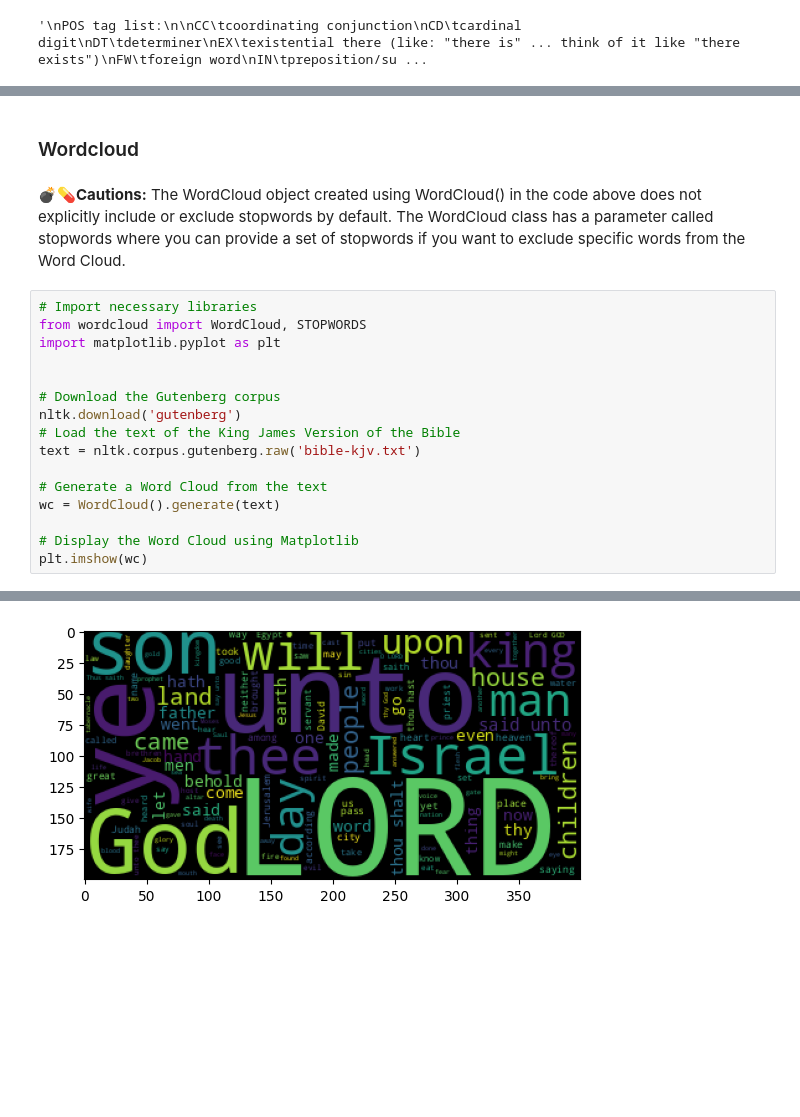
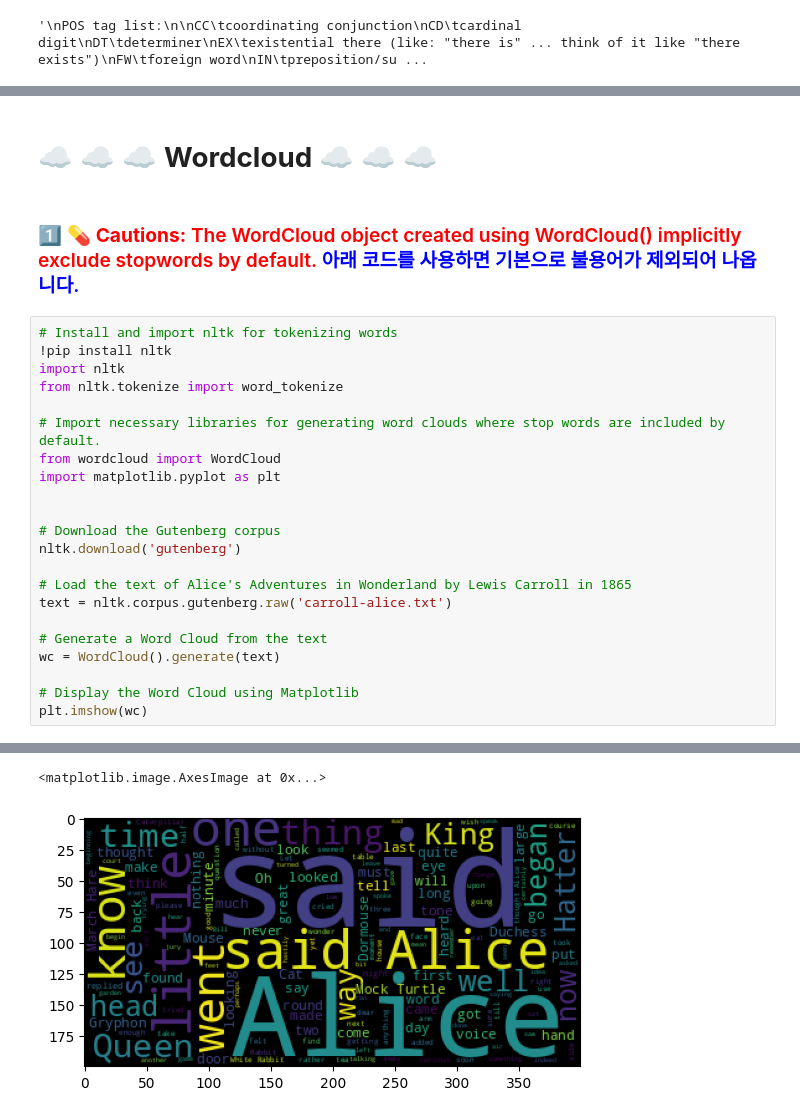
Before and after one commit to ms624atyale/Archive, a Jupyter notebook: 11_MoreonNLP.ipynb, the cells around one changed output, grey strips where cells are left out. Drawn from its saved outputs; the diff is of its cells as text; blank space fills up the shorter version.

```diff
--- a/11_MoreonNLP.ipynb
+++ b/11_MoreonNLP.ipynb
@@ -468,17 +567,23 @@ NE = nltk.ne_chunk(pos)
 # %% [markdown]
-### Wordcloud
+# ☁️ ☁️ ☁️  **Wordcloud** ☁️ ☁️ ☁️
-# %% [markdown]
-💣💊**Cautions:** The WordCloud object created using WordCloud() in the code above does not explicitly include or exclude stopwords by default. The WordCloud class has a parameter called stopwords where you can provide a set of stopwords if you want to exclude specific words from the Word Cloud.
+# %% [markdown]
+### 1️⃣ 💊 <font color = 'red'> **Cautions:** The WordCloud object created using WordCloud() implicitly exclude stopwords by default. <font color = 'blue'> 아래 코드를 사용하면 기본으로 불용어가 제외되어 나옵니다.
 # %%
-# Import necessary libraries
-from wordcloud import WordCloud, STOPWORDS
+# Install and import nltk for tokenizing words
+!pip install nltk
+import nltk
+from nltk.tokenize import word_tokenize
+
+# Import necessary libraries for generating word clouds where stop words are included by default.
+from wordcloud import WordCloud
 import matplotlib.pyplot as plt
 
 
 # Download the Gutenberg corpus
 nltk.download('gutenberg')
-# Load the text of the King James Version of the Bible
-text = nltk.corpus.gutenberg.raw('bible-kjv.txt')
+
+# Load the text of Alice's Adventures in Wonderland by Lewis Carroll in 1865
+text = nltk.corpus.gutenberg.raw('carroll-alice.txt')
 
 # Generate a Word Cloud from the text
 wc = WordCloud().generate(text)
@@ -492 +601,2 @@ plt.imshow(wc)
+<matplotlib.image.AxesImage at 0x...>
-[figure, old version]
+[figure, new version]
```
Also changed, not shown: parts of 32 cells of this notebook.
